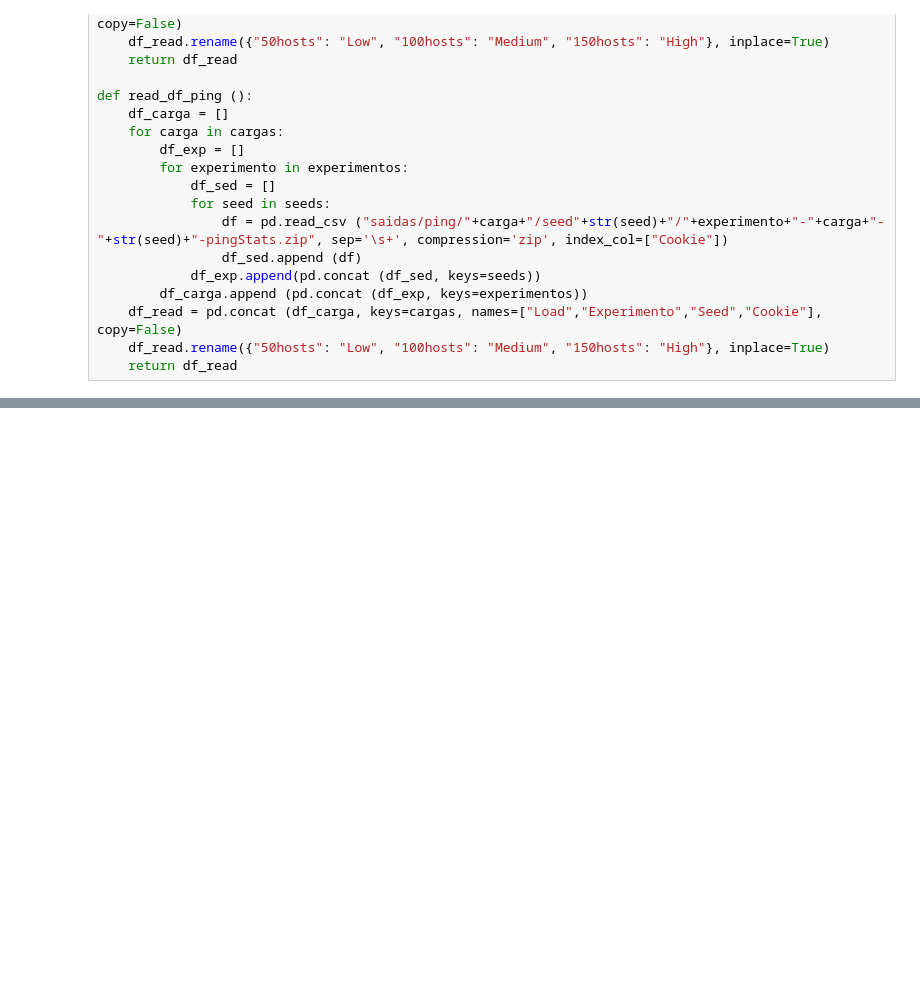
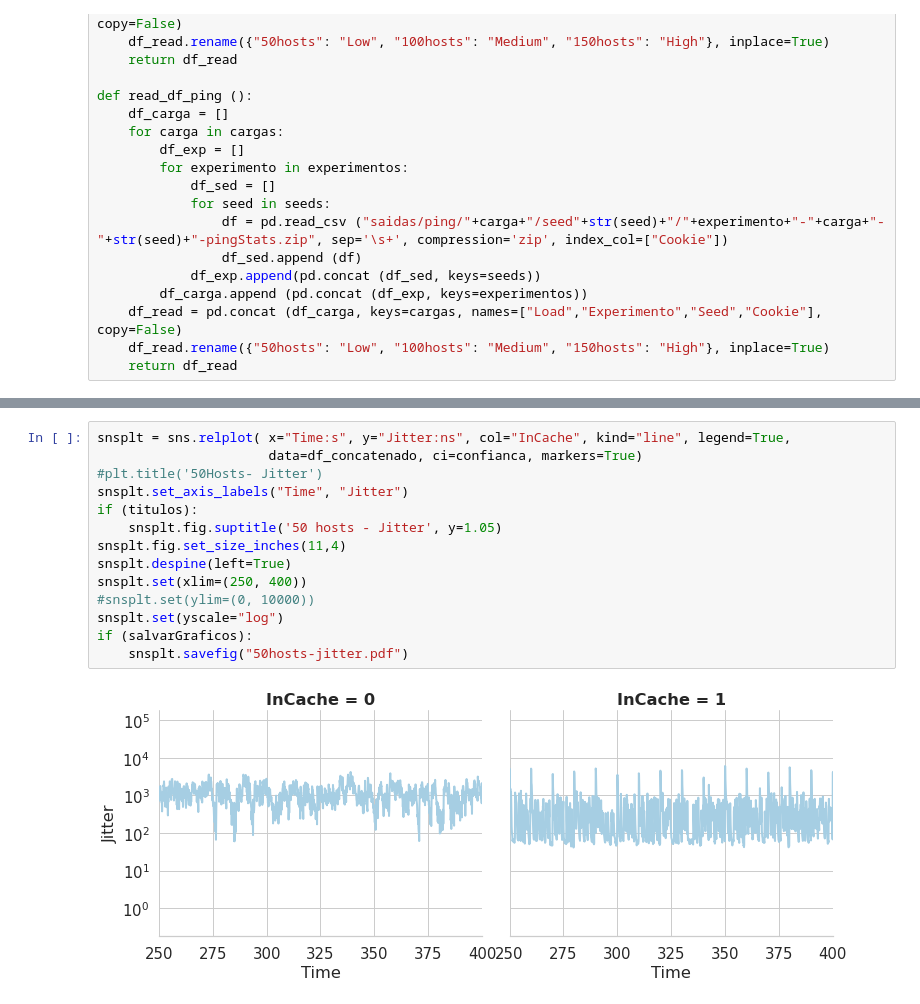
Before and after one commit to pedrobellotti/iperftestes, a Jupyter notebook: Simulacao/NovoArtigo/analisePingNovo.ipynb, the cells around one changed output, grey strips where cells are left out. Drawn from its saved outputs; the diff is of its cells as text; blank space fills up the shorter version.

Commit message:
Atualizando graficos

```diff
--- a/Simulacao/NovoArtigo/analisePingNovo.ipynb
+++ b/Simulacao/NovoArtigo/analisePingNovo.ipynb
@@ -123,0 +127,16 @@ if (salvarGraficos):
+# %%
+snsplt = sns.relplot( x="Time:s", y="Jitter:ns", col="InCache", kind="line", legend=True,
+                      data=df_concatenado, ci=confianca, markers=True)
+#plt.title('50Hosts- Jitter')
+snsplt.set_axis_labels("Time", "Jitter")
+if (titulos):
+    snsplt.fig.suptitle('50 hosts - Jitter', y=1.05)
+snsplt.fig.set_size_inches(11,4)
+snsplt.despine(left=True)
+snsplt.set(xlim=(250, 400))
+#snsplt.set(ylim=(0, 10000))
+snsplt.set(yscale="log")
+if (salvarGraficos):
+    snsplt.savefig("50hosts-jitter.pdf")
+# %% [output]
+[figure, added]
```
Also changed, not shown: parts of 13 cells of this notebook, 2 other files.
